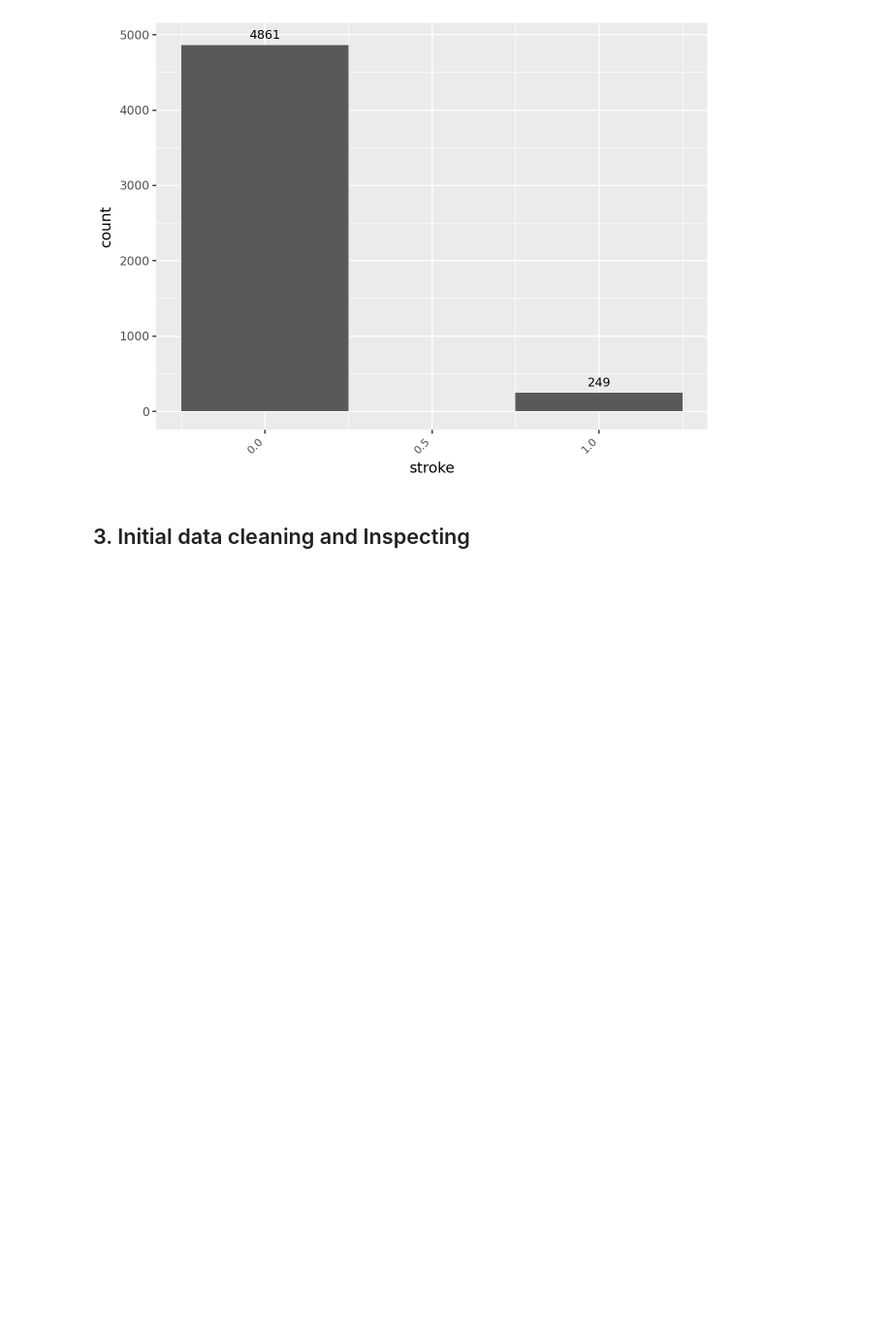
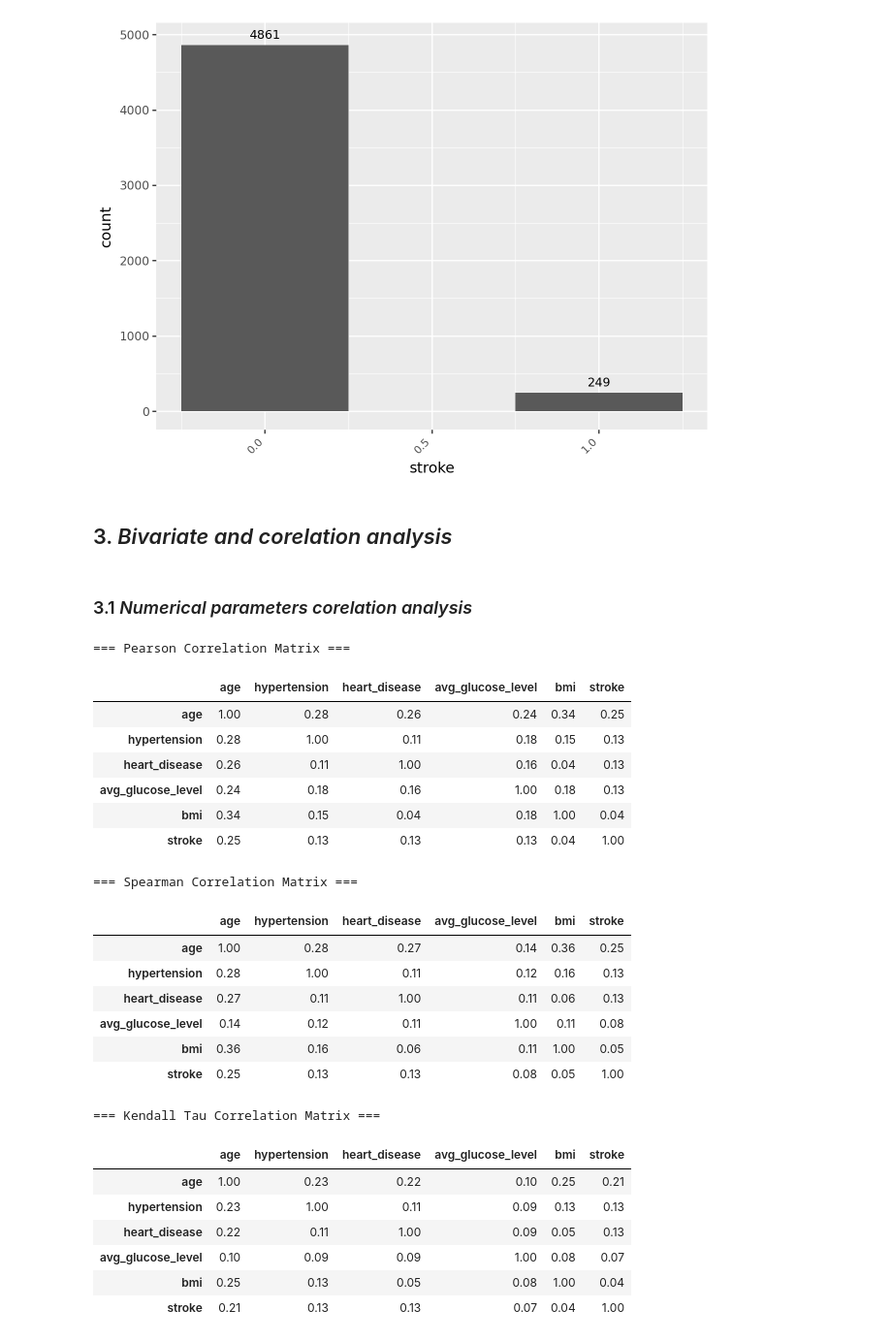
Before and after one commit to idowein/data-science-course-HIT, a Jupyter notebook: HW2/EDA_stroke_dataset.ipynb, the cells around one changed output. Shown at 97% size. Saved outputs shown, nothing was run; the diff lists cells and outputs as text; code cells hidden in the pictures; blank space fills up the shorter version.

Commit message:
creating correlation matrix for numeric parameters

```diff
--- a/HW2/EDA_stroke_dataset.ipynb
+++ b/HW2/EDA_stroke_dataset.ipynb
@@ -818,4 +841,49 @@ Name: stroke, dtype: float64
 # %% [output]
 [figure]
 # %% [markdown]
-## 3. Initial data cleaning and Inspecting
+## 3. *Bivariate and corelation analysis*
+# %% [markdown]
+### 3.1 *Numerical parameters corelation analysis*
+# %%
+# Filter all numerical columns
+num_df = df.select_dtypes(include=['number'])
+
+# Calculate correlation matrices for each method
+pearson_corr = num_df.corr(method='pearson')
+spearman_corr = num_df.corr(method='spearman')
+kendall_corr = num_df.corr(method='kendall')
+
+# Display rounded matrices (2 decimal places for clean layout)
+print("=== Pearson Correlation Matrix ===")
+display(pearson_corr.round(2))
+
+print("\n=== Spearman Correlation Matrix ===")
+display(spearman_corr.round(2))
+
+print("\n=== Kendall Tau Correlation Matrix ===")
+display(kendall_corr.round(2))
+# %% [output]
+=== Pearson Correlation Matrix ===
+|  | age | hypertension | heart_disease | avg_glucose_level | bmi | stroke |
+| age | 1.00 | 0.28 | 0.26 | 0.24 | 0.34 | 0.25 |
+| hypertension | 0.28 | 1.00 | 0.11 | 0.18 | 0.15 | 0.13 |
+| heart_disease | 0.26 | 0.11 | 1.00 | 0.16 | 0.04 | 0.13 |
+| avg_glucose_level | 0.24 | 0.18 | 0.16 | 1.00 | 0.18 | 0.13 |
+| bmi | 0.34 | 0.15 | 0.04 | 0.18 | 1.00 | 0.04 |
+| stroke | 0.25 | 0.13 | 0.13 | 0.13 | 0.04 | 1.00 |
+=== Spearman Correlation Matrix ===
+|  | age | hypertension | heart_disease | avg_glucose_level | bmi | stroke |
+| age | 1.00 | 0.28 | 0.27 | 0.14 | 0.36 | 0.25 |
+| hypertension | 0.28 | 1.00 | 0.11 | 0.12 | 0.16 | 0.13 |
+| heart_disease | 0.27 | 0.11 | 1.00 | 0.11 | 0.06 | 0.13 |
+| avg_glucose_level | 0.14 | 0.12 | 0.11 | 1.00 | 0.11 | 0.08 |
+| bmi | 0.36 | 0.16 | 0.06 | 0.11 | 1.00 | 0.05 |
+| stroke | 0.25 | 0.13 | 0.13 | 0.08 | 0.05 | 1.00 |
+=== Kendall Tau Correlation Matrix ===
+|  | age | hypertension | heart_disease | avg_glucose_level | bmi | stroke |
+| age | 1.00 | 0.23 | 0.22 | 0.10 | 0.25 | 0.21 |
+| hypertension | 0.23 | 1.00 | 0.11 | 0.09 | 0.13 | 0.13 |
+| heart_disease | 0.22 | 0.11 | 1.00 | 0.09 | 0.05 | 0.13 |
+| avg_glucose_level | 0.10 | 0.09 | 0.09 | 1.00 | 0.08 | 0.07 |
+| bmi | 0.25 | 0.13 | 0.05 | 0.08 | 1.00 | 0.04 |
+| stroke | 0.21 | 0.13 | 0.13 | 0.07 | 0.04 | 1.00 |
```
Also changed, not shown: parts of 5 cells of this notebook.
